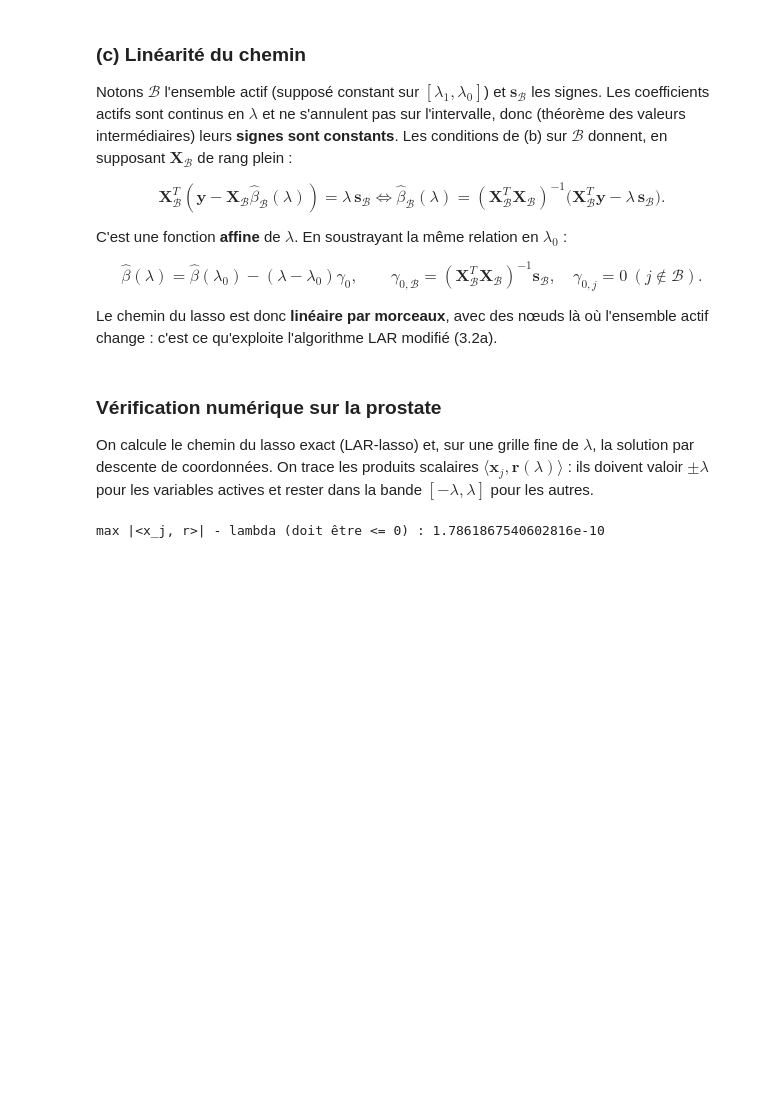
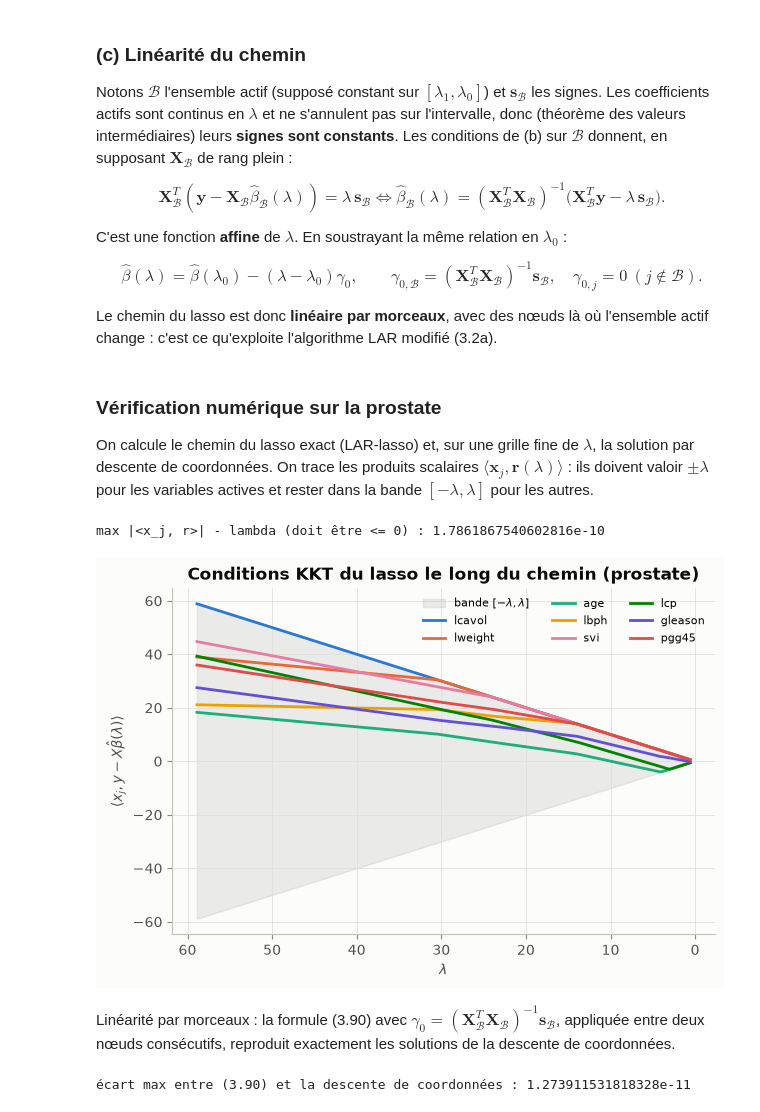
Before and after one commit to gwils28/Elements_of_Statistical_Learning__ByTheBook, a Jupyter notebook: notebooks/ch03_regression_lineaire/ch03_exercices_26-30.ipynb, the cells around one changed output. Drawn from its saved outputs; the diff is of its cells as text; code cells hidden in the pictures; blank space fills up the shorter version.

Commit message:
Ex. 3.27 : figure
- Ex. 3.27 : figure
- Exercice 3.27 : rappels et intuition
- Ex. 3.27 : code

```diff
--- a/notebooks/ch03_regression_lineaire/ch03_exercices_26-30.ipynb
+++ b/notebooks/ch03_regression_lineaire/ch03_exercices_26-30.ipynb
@@ -318,3 +318,36 @@ inner = Xp.T @ (yp[:, None] - Xp @ B_grid)
 print("max |<x_j, r>| - lambda (doit être <= 0) :", (np.abs(inner).max(axis=0) - lam_grid).max())
 # %% [output]
 max |<x_j, r>| - lambda (doit être <= 0) : 1.7861867540602816e-10
+# %%
+fig, ax = plt.subplots()
+ax.fill_between(lam_grid, -lam_grid, lam_grid, color=GRAY, alpha=0.15, label=r"bande $[-\lambda, \lambda]$")
+for j in range(8):
+    ax.plot(lam_grid, inner[j], color=COLORS[j], label=pnames[j])
+ax.set_xlabel(r"$\lambda$")
+ax.set_ylabel(r"$\langle x_j, y - X\hat\beta(\lambda)\rangle$")
+ax.set_title("Conditions KKT du lasso le long du chemin (prostate)")
+ax.invert_xaxis()
+ax.legend(ncol=3, fontsize=8)
+plt.show()
+# %% [output]
+[figure, added]
+# %% [markdown]
+Linéarité par morceaux : la formule (3.90) avec $\gamma_0=(\mathbf X_{\mathcal B}^T\mathbf X_{\mathcal B})^{-1}\mathbf s_{\mathcal B}$,
+appliquée entre deux nœuds consécutifs, reproduit exactement les solutions de la descente de
+coordonnées.
+# %%
+knots = path_p["lambdas"]
+err = 0.0
+for i, lam in enumerate(lam_grid):
+    k = max(np.searchsorted(-knots, -lam), 1)    # segment [knots[k], knots[k-1]] contenant lambda
+    lam0 = knots[k - 1]
+    b0 = path_p["coefs"][:, k - 1]
+    mid = (path_p["coefs"][:, k - 1] + path_p["coefs"][:, k]) / 2
+    Bset = np.flatnonzero(mid != 0)              # variables actives sur le segment
+    s = np.sign(Xp[:, Bset].T @ (yp - Xp @ b0))
+    gamma0 = np.zeros(8)
+    gamma0[Bset] = np.linalg.solve(Xp[:, Bset].T @ Xp[:, Bset], s)
+    err = max(err, np.abs(b0 - (lam - lam0) * gamma0 - B_grid[:, i]).max())
+print("écart max entre (3.90) et la descente de coordonnées :", err)
+# %% [output]
+écart max entre (3.90) et la descente de coordonnées : 1.273911531818328e-11
```
